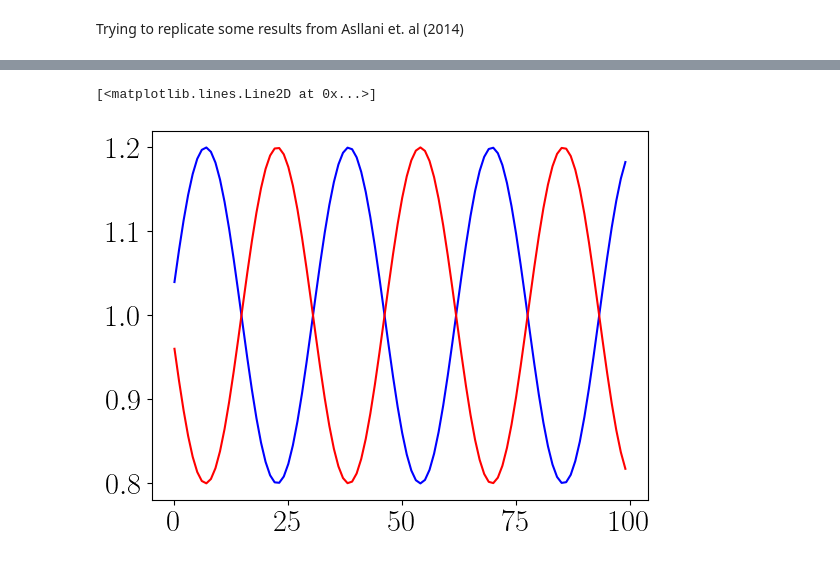
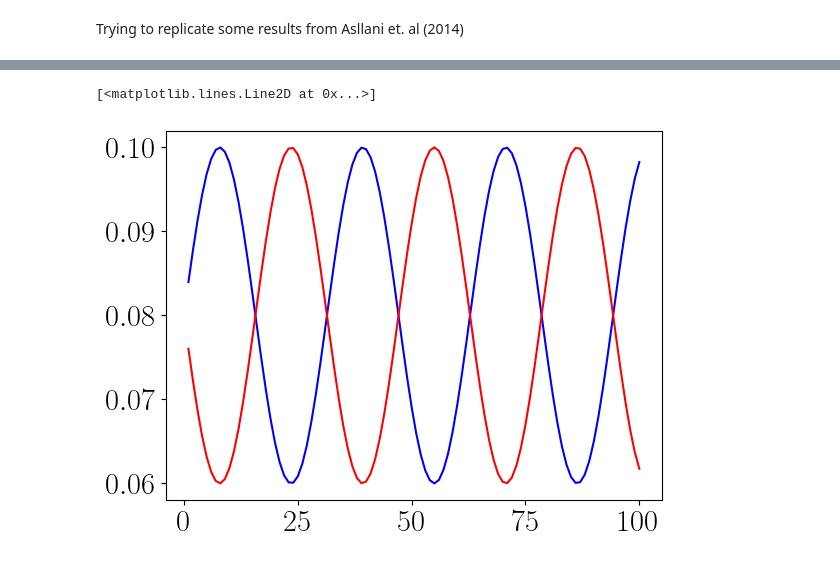
Before and after one commit to ndoyle815/Dynamical-processes-on-networks, a Jupyter notebook: Brusselator_model.ipynb, the cells around one changed output, grey strips where cells are left out. Cells and saved outputs as stored; diff of their text form; code cells hidden in the pictures.

```diff
--- a/Brusselator_model.ipynb
+++ b/Brusselator_model.ipynb
@@ -142,27 +152,37 @@ G1 = nx.watts_strogatz_graph(100,5,0.1)
 adj = nx.adjacency_matrix(G1); adj = adj.toarray()
 # %%
 # Setup
-b = 9
-c = 30
-D = [1, 7]
-#init = np.ones(2*len(A))
-#init = np.hstack(( np.ones(len(A)), b/c*np.ones(len(A)) ))
-wave1 = 1 + 0.2*np.sin(np.arange(1,len(A)+1)/5)
-#wave1 = 0.75 + 0.5*np.arange(1,len(A)+1)/len(A)
-wave2 = 2 - wave1
-#wave2 = (1 + b/c) - wave1
-#wave2 = b/c + 0.2*np.cos(np.arange(1,len(A)+1)/2)
-#wave1 = np.zeros(len(A))
-#wave1[10:20] = 1.3
-#wave1 = 2 - 2*((np.arange(1,len(A)+1)-50)/50)**2
-#wave2 = 0.3*np.ones(len(A))
+nodes = np.arange(1,len(A)+1)
+
+# Brusselator parameters
+#b = 9
+#c = 30
+#D = [1, 7]
+#wave1 = 1 + 0.2*np.sin(nodes/5)
+#wave2 = 2 - wave1
+
+# Mimura-Murray parameters
+#a = 35
+#b = 16
+#c = 9
+#d = 0.4
+#D = [1, 0.0125]
+#wave1 = np.maximum(5, 7 - np.abs(nodes - 50)/10)
+#wave2 = wave1 + 5
+
+# Fitzhugh-Nagumo parameters
+a = 0.5
+b = 0.04
+c = 26
+D = [0.2, 15]
+wave1 = 0.08 + 0.02*np.sin(nodes/5)
+wave2 = 0.16 - wave1
+
 init = np.hstack(( wave1, wave2 ))
-#init = np.random.normal(1,0.1,size=2*len(A))
-#print(init)
 tspan = np.arange(0,100,0.01)
-plt.plot(range(len(wave1)),wave1,'b')
-plt.plot(range(len(wave2)),wave2,'r')
+plt.plot(nodes,wave1,'b')
+plt.plot(nodes,wave2,'r')
 # %% [output]
 [<matplotlib.lines.Line2D at 0x...>]
-[figure, old version]
+[figure, new version]
 # %%
```
Also changed, not shown: parts of 9 cells of this notebook, 8 other files.
